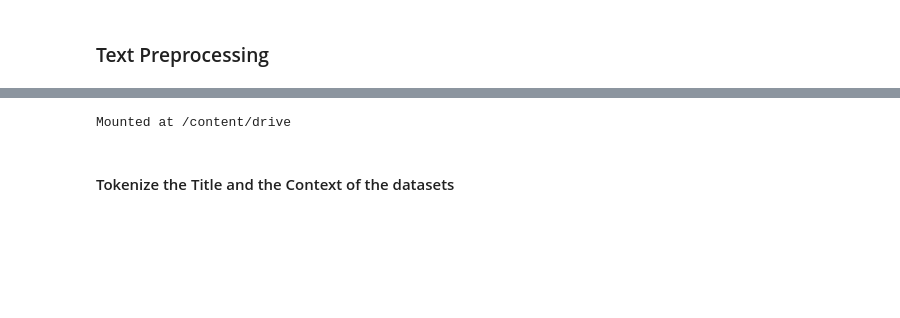
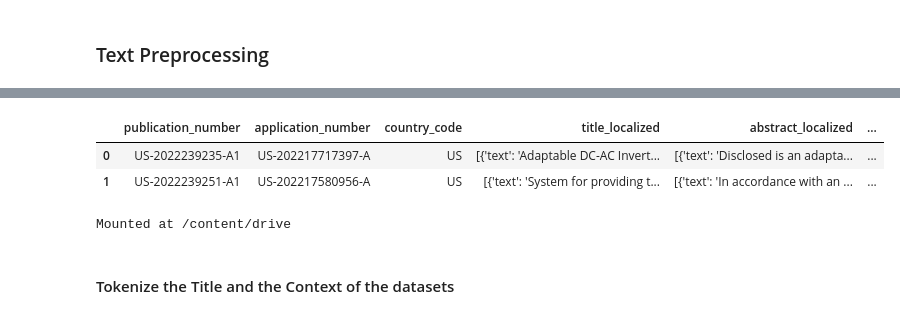
Before and after one commit to tamannaKumavat/SwissText_Shared_Task_2025, a Jupyter notebook: QA_Pairs_1.ipynb, the cells around one changed output, grey strips where cells are left out. Cells and saved outputs as stored; diff of their text form; code cells hidden in the pictures; blank space fills up the shorter version.

```diff
--- a/QA_Pairs_1.ipynb
+++ b/QA_Pairs_1.ipynb
@@ -214,3 +221,9 @@ patent_df.head()
+# %%
+patent_df.head(2)
+# %% [output]
+|  | publication_number | application_number | country_code | title_localized | abstract_localized | ... |
+| 0 | US-2022239235-A1 | US-202217717397-A | US | [{'text': 'Adaptable DC-AC Invert... | [{'text': 'Disclosed is an adapta... | ... |
+| 1 | US-2022239251-A1 | US-202217580956-A | US | [{'text': 'System for providing t... | [{'text': 'In accordance with an ... | ... |
 # %%
 from google.colab import drive
 drive.mount('/content/drive')
```
Also changed, not shown: parts of 68 cells of this notebook.
